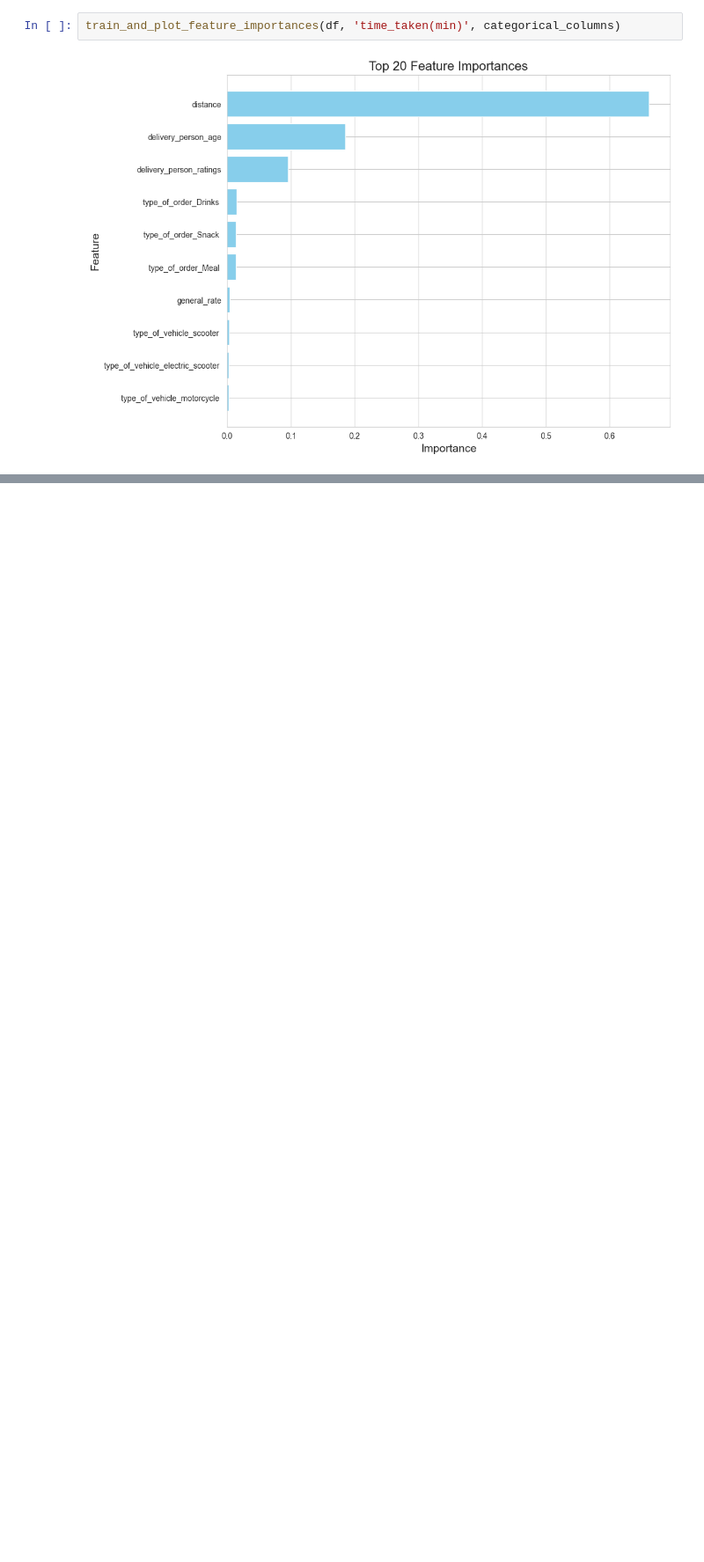
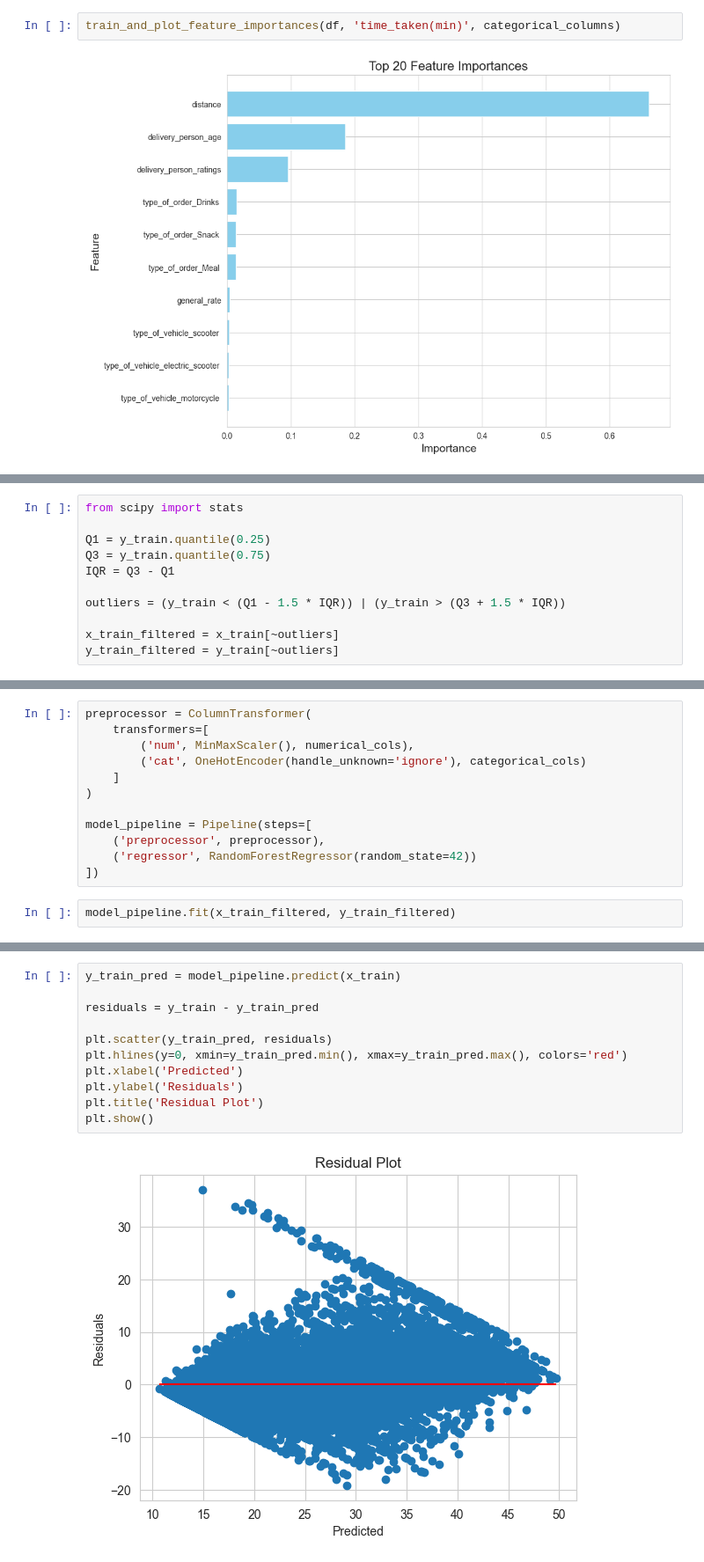
Before and after one commit to MrRezamo/Food_Delivery_Time_Prediction, a Jupyter notebook: Project/Main_Project.ipynb, the cells around one changed output, grey strips where cells are left out. Shown at 88% size. Drawn from its saved outputs; the diff is of its cells as text; blank space fills up the shorter version.

```diff
--- a/Project/Main_Project.ipynb
+++ b/Project/Main_Project.ipynb
@@ -485,0 +651,11 @@ train_and_plot_feature_importances(df, 'time_taken(min)', categorical_columns)
+# %%
+from scipy import stats
+
+Q1 = y_train.quantile(0.25)
+Q3 = y_train.quantile(0.75)
+IQR = Q3 - Q1
+
+outliers = (y_train < (Q1 - 1.5 * IQR)) | (y_train > (Q3 + 1.5 * IQR))
+
+x_train_filtered = x_train[~outliers]
+y_train_filtered = y_train[~outliers]
@@ -485,0 +674,14 @@ train_and_plot_feature_importances(df, 'time_taken(min)', categorical_columns)
+# %%
+preprocessor = ColumnTransformer(
+    transformers=[
+        ('num', MinMaxScaler(), numerical_cols),
+        ('cat', OneHotEncoder(handle_unknown='ignore'), categorical_cols)
+    ]
+)
+
+model_pipeline = Pipeline(steps=[
+    ('preprocessor', preprocessor),
+    ('regressor', RandomForestRegressor(random_state=42))
+])
+# %%
+model_pipeline.fit(x_train_filtered, y_train_filtered)
@@ -485,0 +713,13 @@ train_and_plot_feature_importances(df, 'time_taken(min)', categorical_columns)
+# %%
+y_train_pred = model_pipeline.predict(x_train)
+
+residuals = y_train - y_train_pred
+
+plt.scatter(y_train_pred, residuals)
+plt.hlines(y=0, xmin=y_train_pred.min(), xmax=y_train_pred.max(), colors='red')
+plt.xlabel('Predicted')
+plt.ylabel('Residuals')
+plt.title('Residual Plot')
+plt.show()
+# %% [output]
+[figure, added]
```
Also changed, not shown: parts of 36 cells of this notebook.
